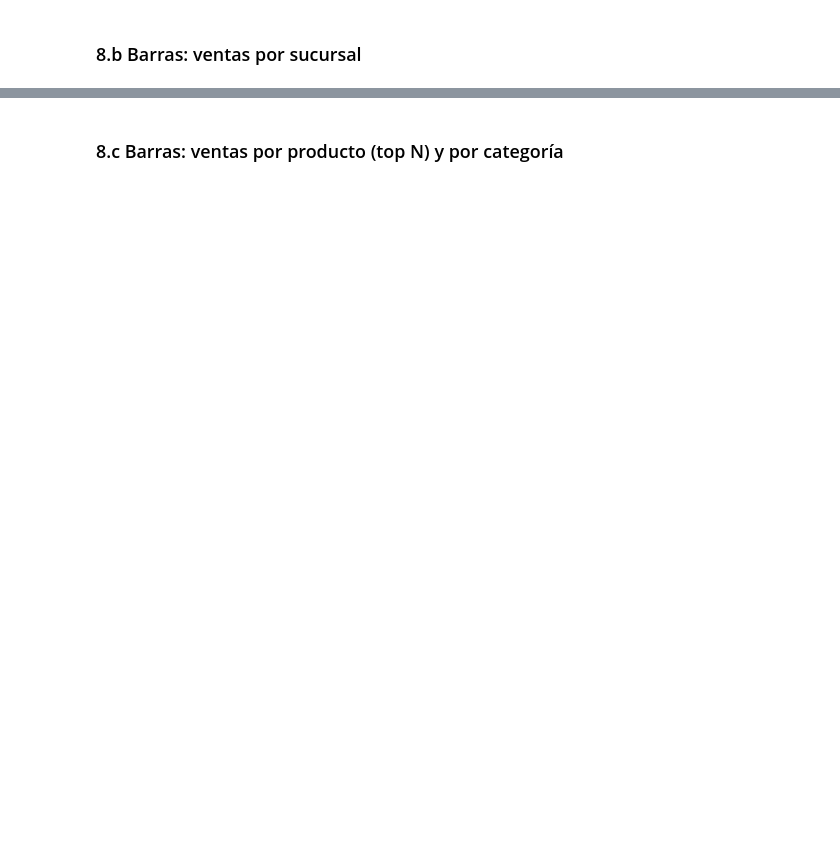
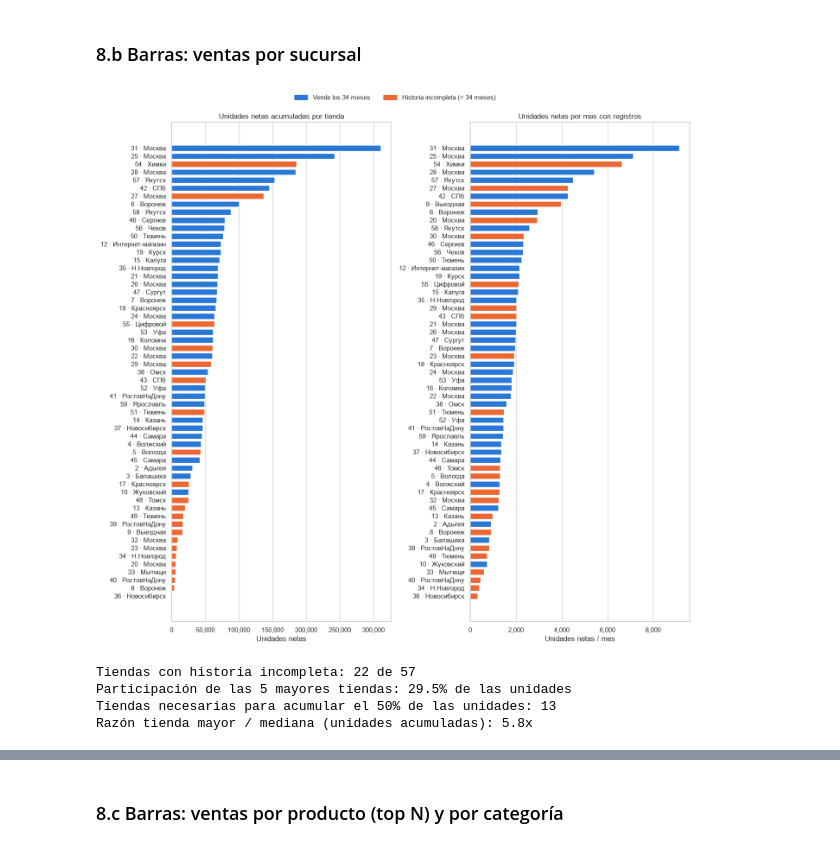
Before and after one commit to alfredo1010/proyecto_predict_future_sales, a Jupyter notebook: notebooks/01_exploratory_data_analysis.ipynb, the cells around one changed output, grey strips where cells are left out. Drawn from its saved outputs; the diff is of its cells as text; code cells hidden in the pictures; blank space fills up the shorter version.

```diff
--- a/notebooks/01_exploratory_data_analysis.ipynb
+++ b/notebooks/01_exploratory_data_analysis.ipynb
@@ -1179,3 +1249,38 @@ Tiendas con más registros que superan alguno de los dos umbrales:
 # %% [markdown]
 ### 8.b Barras: ventas por sucursal
+# %%
+# 8.b Ventas por sucursal: acumulado y promedio por mes con registros (de 7.b).
+tiendas_graf = comparacion_tiendas.copy()
+tiendas_graf["ciudad"] = tiendas_graf.shop_name.str.lstrip("!").str.split().str[0]
+tiendas_graf["etiqueta"] = tiendas_graf.shop_id.astype(str) + " · " + tiendas_graf.ciudad
+tiendas_graf["historia_incompleta"] = tiendas_graf.meses_con_registros < 34
+
+fig, axes = plt.subplots(1, 2, figsize=(14, 13))
+orden = tiendas_graf.sort_values("unidades_netas", ascending=False)
+barras_horizontales(axes[0], orden.etiqueta, orden.unidades_netas,
+                    "Unidades netas acumuladas por tienda", "Unidades netas",
+                    resaltar=orden.historia_incompleta)
+orden = tiendas_graf.sort_values("unidades_por_mes_con_registros", ascending=False)
+barras_horizontales(axes[1], orden.etiqueta, orden.unidades_por_mes_con_registros,
+                    "Unidades netas por mes con registros", "Unidades netas / mes",
+                    resaltar=orden.historia_incompleta)
+leyenda = [Patch(color=COLOR_PRINCIPAL, label="Vende los 34 meses"),
+           Patch(color=COLOR_SECUNDARIO, label="Historia incompleta (< 34 meses)")]
+plt.tight_layout(rect=(0, 0, 1, 0.97))
+fig.legend(handles=leyenda, loc="upper center", ncol=2, bbox_to_anchor=(0.5, 1.0), frameon=False)
+guardar_figura(fig, "8b_ventas_por_sucursal")
+plt.show()
+
+participacion = orden.sort_values("unidades_netas", ascending=False).participacion_unidades_pct.cumsum()
+print(f"Tiendas con historia incompleta: {tiendas_graf.historia_incompleta.sum()} de {len(tiendas_graf)}")
+print(f"Participación de las 5 mayores tiendas: {participacion.iloc[4]:.1f}% de las unidades")
+print(f"Tiendas necesarias para acumular el 50% de las unidades: {(participacion < 50).sum() + 1}")
+print(f"Razón tienda mayor / mediana (unidades acumuladas): "
+      f"{tiendas_graf.unidades_netas.max() / tiendas_graf.unidades_netas.median():.1f}x")
+# %% [output]
+[figure, added]
+Tiendas con historia incompleta: 22 de 57
+Participación de las 5 mayores tiendas: 29.5% de las unidades
+Tiendas necesarias para acumular el 50% de las unidades: 13
+Razón tienda mayor / mediana (unidades acumuladas): 5.8x
 # %% [markdown]
```
Also changed, not shown: parts of 24 cells of this notebook, 14 other files.
